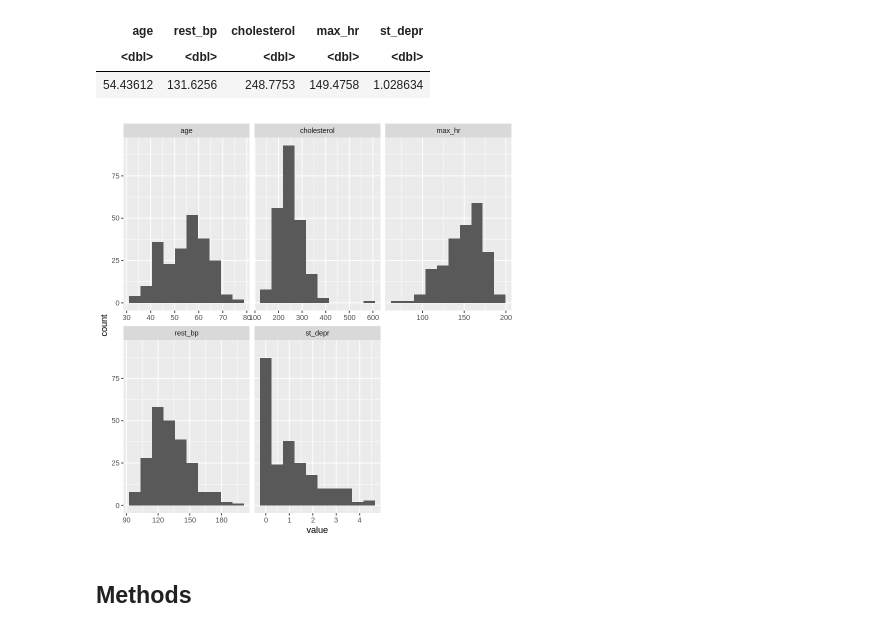
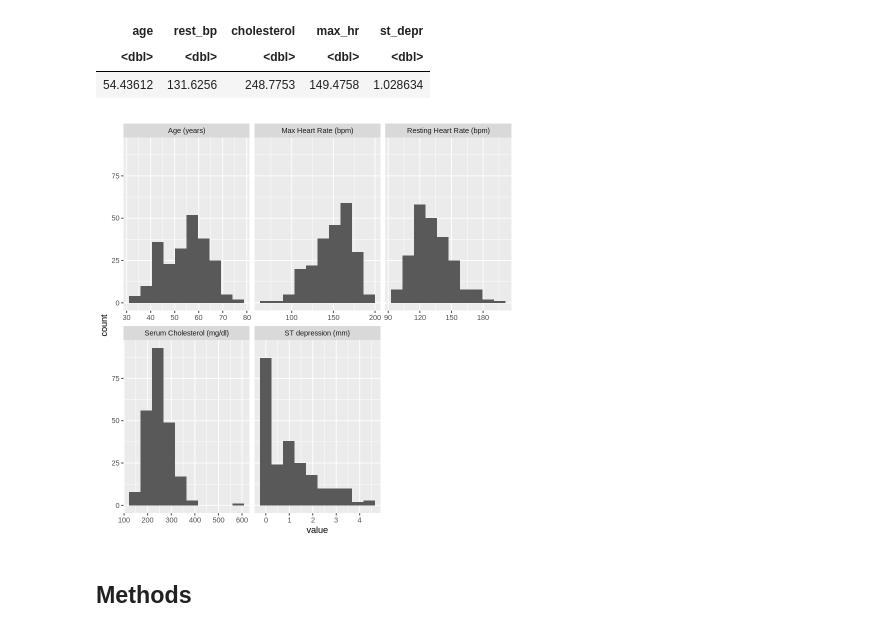
Before and after one commit to itsDagu/dsci100-group-01, a Jupyter notebook: group_proposal.ipynb, the cells around one changed output. Drawn from its saved outputs; the diff is of its cells as text; code cells hidden in the pictures.

Commit message:
Changed names of data visualization

```diff
--- a/group_proposal.ipynb
+++ b/group_proposal.ipynb
@@ -111,16 +111,21 @@ A data.frame: 1 × 5
 # %%
 ## Visualizing the training data (histogram distributions of each predictor column)
 heart_train_long <- heart_train |>
     select(-presence) |>
+    rename("Age (years)" = "age",
+           "Serum Cholesterol (mg/dl)" = "cholesterol",
+           "Max Heart Rate (bpm)" = "max_hr",
+           "Resting Heart Rate (bpm)" = "rest_bp",
+           "ST depression (mm)" = "st_depr") |>
     pivot_longer(cols = everything(), names_to = "predictor", values_to = "value")
 
 heart_train_predictor_plot <- heart_train_long |>
     ggplot(aes(value)) +
         geom_histogram(bins = 10) +
         facet_wrap(~predictor, scales = 'free_x')
 heart_train_predictor_plot
 # %% [output]
-[figure, old version]
+[figure, new version]
 # %% [markdown]
 ## Methods
 # %% [markdown]
```
Also changed, not shown: parts of 1 cell of this notebook.
